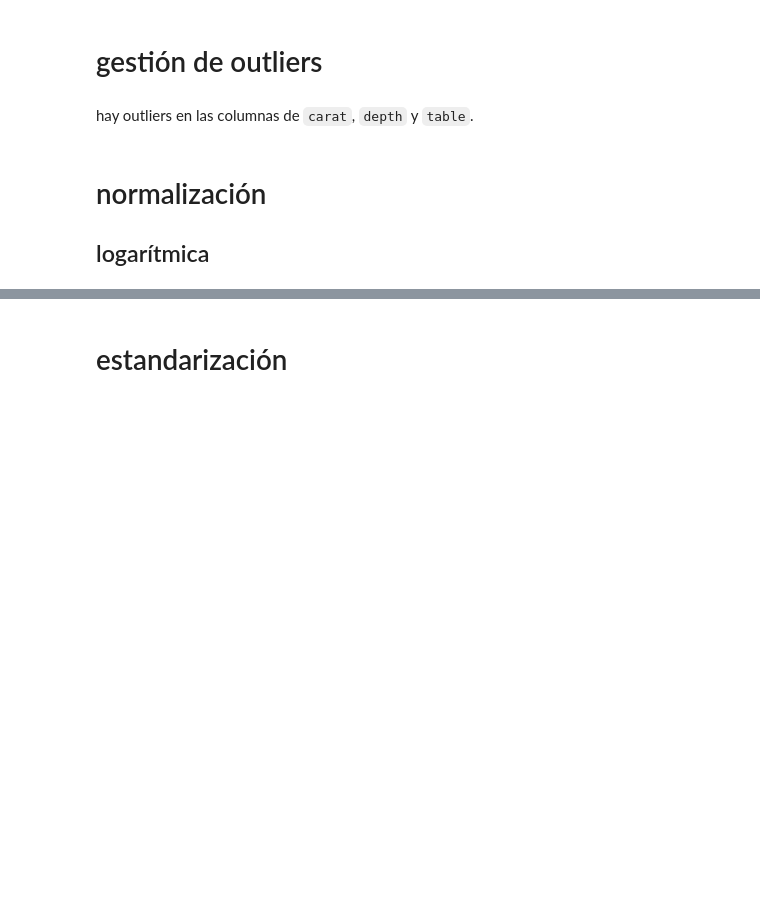
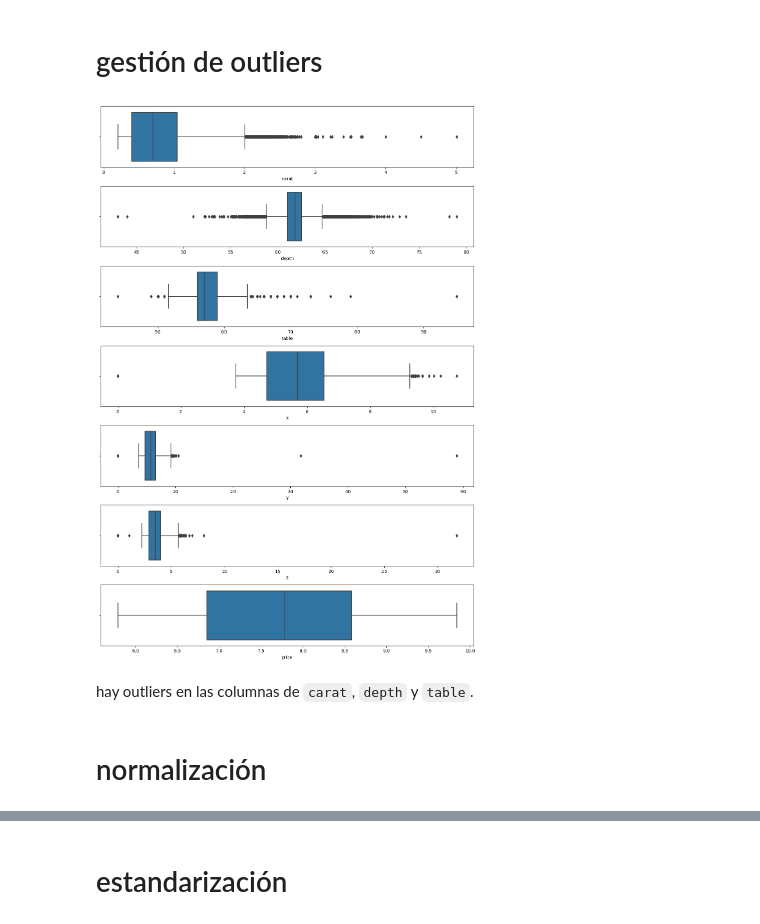
Before and after one commit to annassanchez/Kaggle-Competition, a Jupyter notebook: notebooks/main.ipynb, the cells around one changed output, grey strips where cells are left out. Saved outputs shown, nothing was run; the diff lists cells and outputs as text; code cells hidden in the pictures; blank space fills up the shorter version.

```diff
--- a/notebooks/main.ipynb
+++ b/notebooks/main.ipynb
@@ -228,5 +212,8 @@ plt.show();
+# %%
+sp.chart_boxplot(df)
+# %% [output]
+[figure, added]
 # %% [markdown]
 hay outliers en las columnas de `carat`, `depth` y `table`.
 # %% [markdown]
 # normalización
-## logarítmica
```
Also changed, not shown: parts of 23 cells of this notebook.
